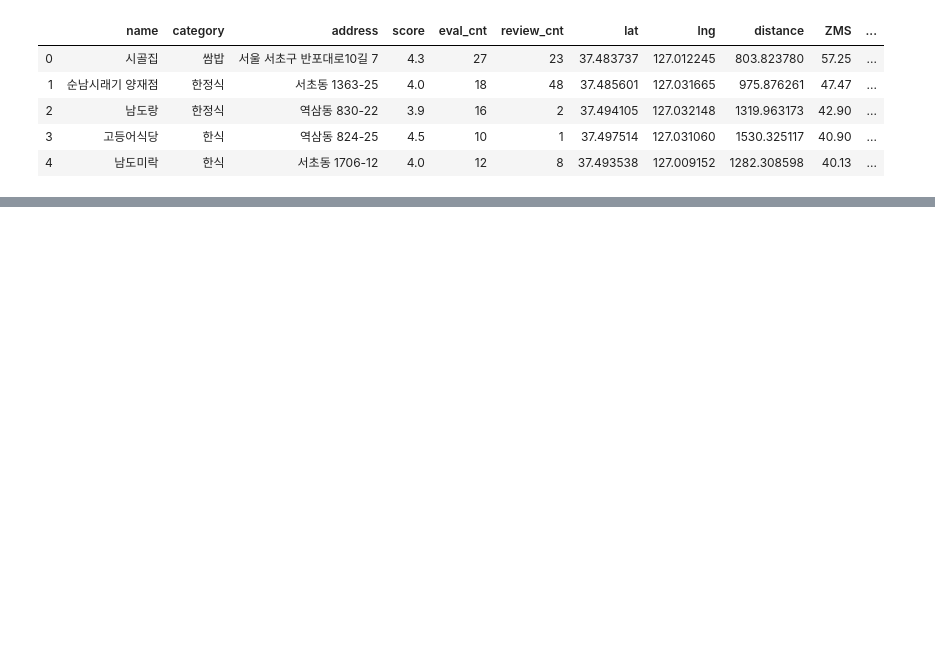
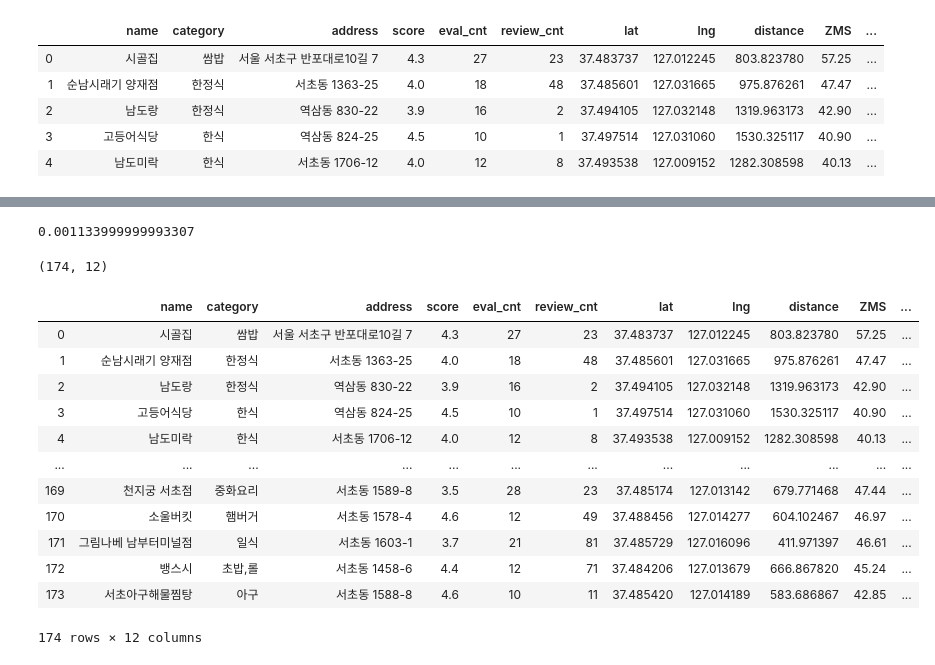
Before and after one commit to Sean-Parkk/playdata_miniproject, a Jupyter notebook: 귀여운펭귄처럼_분석.ipynb, the cells around one changed output, grey strips where cells are left out. Drawn from its saved outputs; the diff is of its cells as text; code cells hidden in the pictures; blank space fills up the shorter version.

```diff
--- a/귀여운펭귄처럼_분석.ipynb
+++ b/귀여운펭귄처럼_분석.ipynb
@@ -929,0 +942,4 @@ fig.update_layout(
+# %%
+aca_geo[1] - 127.019529
+# %% [output]
+0.001133999999993307
@@ -929,0 +950,21 @@ fig.update_layout(
+# %%
+df_full = pd.read_csv('source/Restaurant_analysis_miniproject/0714_category_full.csv', index_col=0)
+df_full.shape
+# %% [output]
+(174, 12)
+# %%
+df_full
+# %% [output]
+|  | name | category | address | score | eval_cnt | review_cnt | lat | lng | distance | ZMS | ... |
+| 0 | 시골집 | 쌈밥 | 서울 서초구 반포대로10길 7 | 4.3 | 27 | 23 | 37.483737 | 127.012245 | 803.823780 | 57.25 | ... |
+| 1 | 순남시래기 양재점 | 한정식 | 서초동 1363-25 | 4.0 | 18 | 48 | 37.485601 | 127.031665 | 975.876261 | 47.47 | ... |
+| 2 | 남도랑 | 한정식 | 역삼동 830-22 | 3.9 | 16 | 2 | 37.494105 | 127.032148 | 1319.963173 | 42.90 | ... |
+| 3 | 고등어식당 | 한식 | 역삼동 824-25 | 4.5 | 10 | 1 | 37.497514 | 127.031060 | 1530.325117 | 40.90 | ... |
+| 4 | 남도미락 | 한식 | 서초동 1706-12 | 4.0 | 12 | 8 | 37.493538 | 127.009152 | 1282.308598 | 40.13 | ... |
+| ... | ... | ... | ... | ... | ... | ... | ... | ... | ... | ... | ... |
+| 169 | 천지궁 서초점 | 중화요리 | 서초동 1589-8 | 3.5 | 28 | 23 | 37.485174 | 127.013142 | 679.771468 | 47.44 | ... |
+| 170 | 소울버킷 | 햄버거 | 서초동 1578-4 | 4.6 | 12 | 49 | 37.488456 | 127.014277 | 604.102467 | 46.97 | ... |
+| 171 | 그림나베 남부터미널점 | 일식 | 서초동 1603-1 | 3.7 | 21 | 81 | 37.485729 | 127.016096 | 411.971397 | 46.61 | ... |
+| 172 | 뱅스시 | 초밥,롤 | 서초동 1458-6 | 4.4 | 12 | 71 | 37.484206 | 127.013679 | 666.867820 | 45.24 | ... |
+| 173 | 서초아구해물찜탕 | 아구 | 서초동 1588-8 | 4.6 | 10 | 11 | 37.485420 | 127.014189 | 583.686867 | 42.85 | ... |
+174 rows × 12 columns
```
Also changed, not shown: parts of 15 cells of this notebook.
